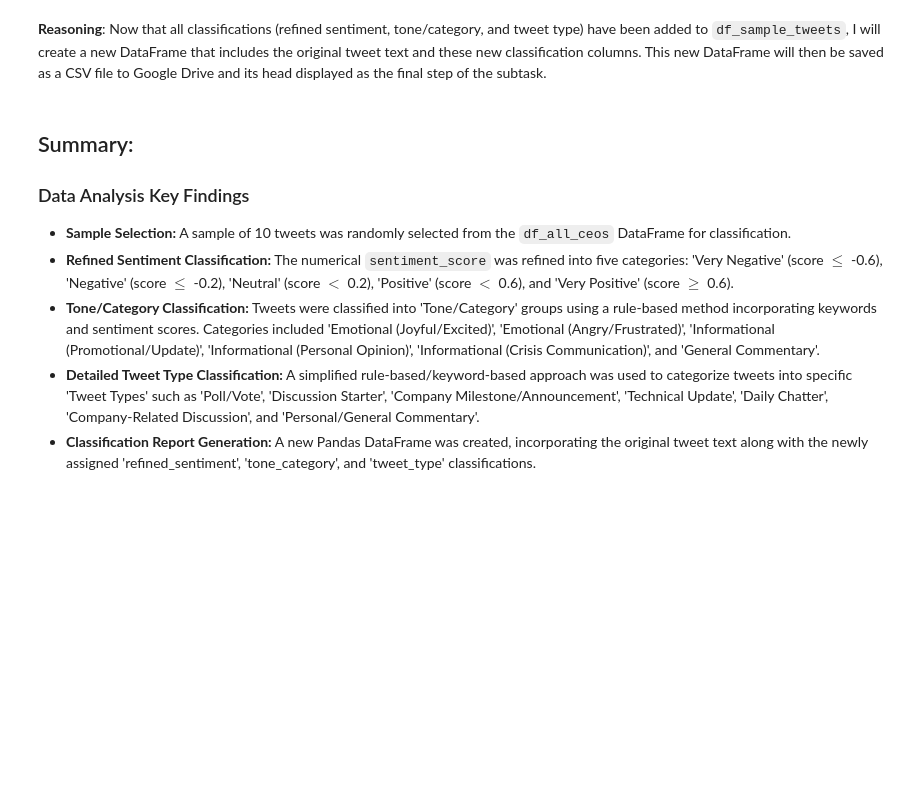
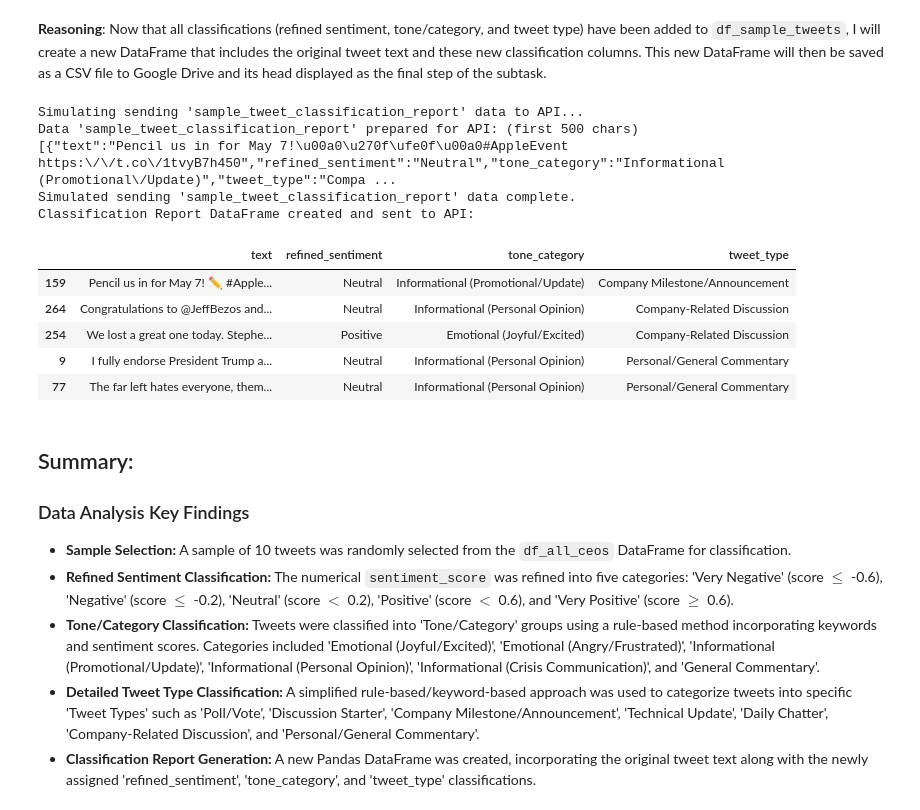
Before and after one commit to ddahlgren11/MoneyMaker, a Jupyter notebook: actualcapstone.ipynb, the cells around one changed output. Cells and saved outputs as stored; diff of their text form; code cells hidden in the pictures; blank space fills up the shorter version.

```diff
--- a/actualcapstone.ipynb
+++ b/actualcapstone.ipynb
@@ -366,11 +431,23 @@ Now that all classifications (refined sentiment, tone/category, and tweet type)
 # %%
 classification_report_df = df_sample_tweets[['text', 'refined_sentiment', 'tone_category', 'tweet_type']]
 
-# Save the DataFrame to a CSV file in Google Drive
-classification_report_df.to_csv('/content/drive/MyDrive/sample_tweet_classification_report.csv', index=False)
+# Send the DataFrame to the API
+send_to_api(classification_report_df, 'sample_tweet_classification_report')
 
-print("Classification Report DataFrame created and saved to '/content/drive/MyDrive/sample_tweet_classification_report.csv':")
+print("Classification Report DataFrame created and sent to API:")
 display(classification_report_df.head())
+# %% [output]
+Simulating sending 'sample_tweet_classification_report' data to API...
+Data 'sample_tweet_classification_report' prepared for API: (first 500 chars)
+[{"text":"Pencil us in for May 7!\u00a0\u270f\ufe0f\u00a0#AppleEvent https:\/\/t.co\/1tvyB7h450","refined_sentiment":"Neutral","tone_category":"Informational (Promotional\/Update)","tweet_type":"Compa ...
+Simulated sending 'sample_tweet_classification_report' data complete.
+Classification Report DataFrame created and sent to API:
+|  | text | refined_sentiment | tone_category | tweet_type |
+| 159 | Pencil us in for May 7! ✏️ #Apple... | Neutral | Informational (Promotional/Update) | Company Milestone/Announcement |
+| 264 | Congratulations to @JeffBezos and... | Neutral | Informational (Personal Opinion) | Company-Related Discussion |
+| 254 | We lost a great one today. Stephe... | Positive | Emotional (Joyful/Excited) | Company-Related Discussion |
+| 9 | I fully endorse President Trump a... | Neutral | Informational (Personal Opinion) | Personal/General Commentary |
+| 77 | The far left hates everyone, them... | Neutral | Informational (Personal Opinion) | Personal/General Commentary |
 # %% [markdown]
 ## Summary:
 
```
Also changed, not shown: parts of 16 cells of this notebook.
